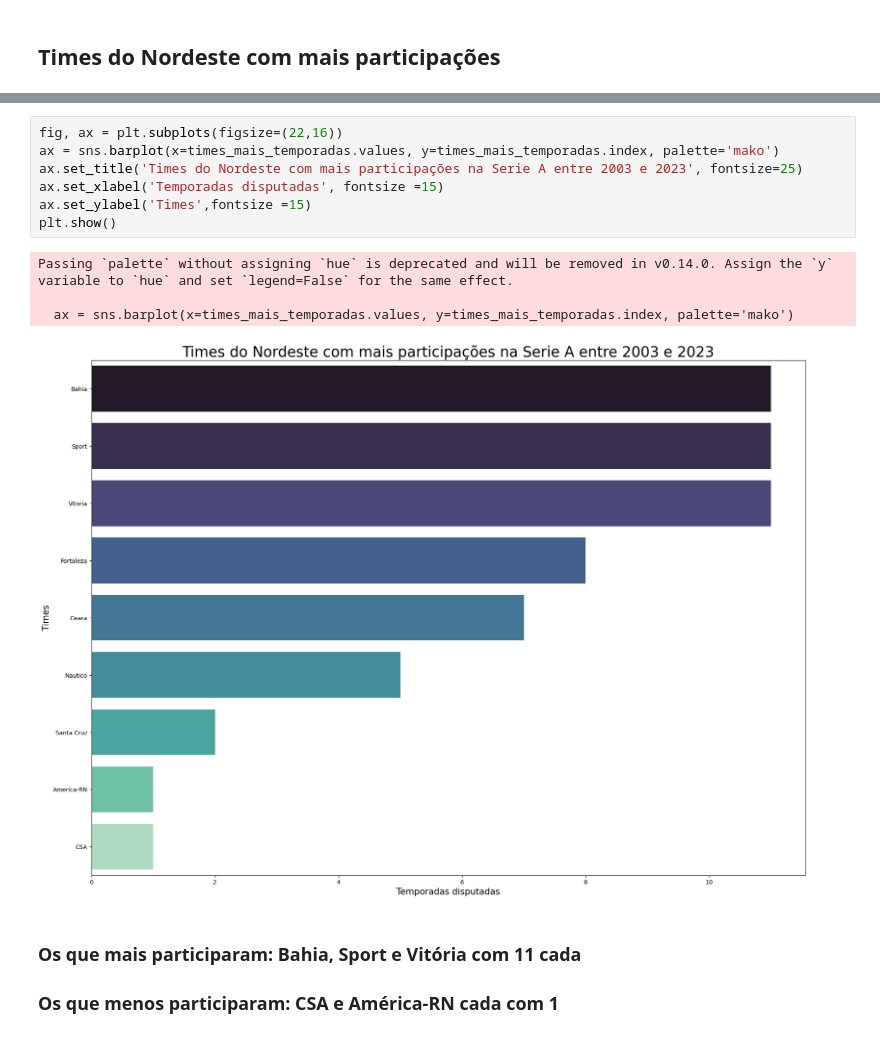
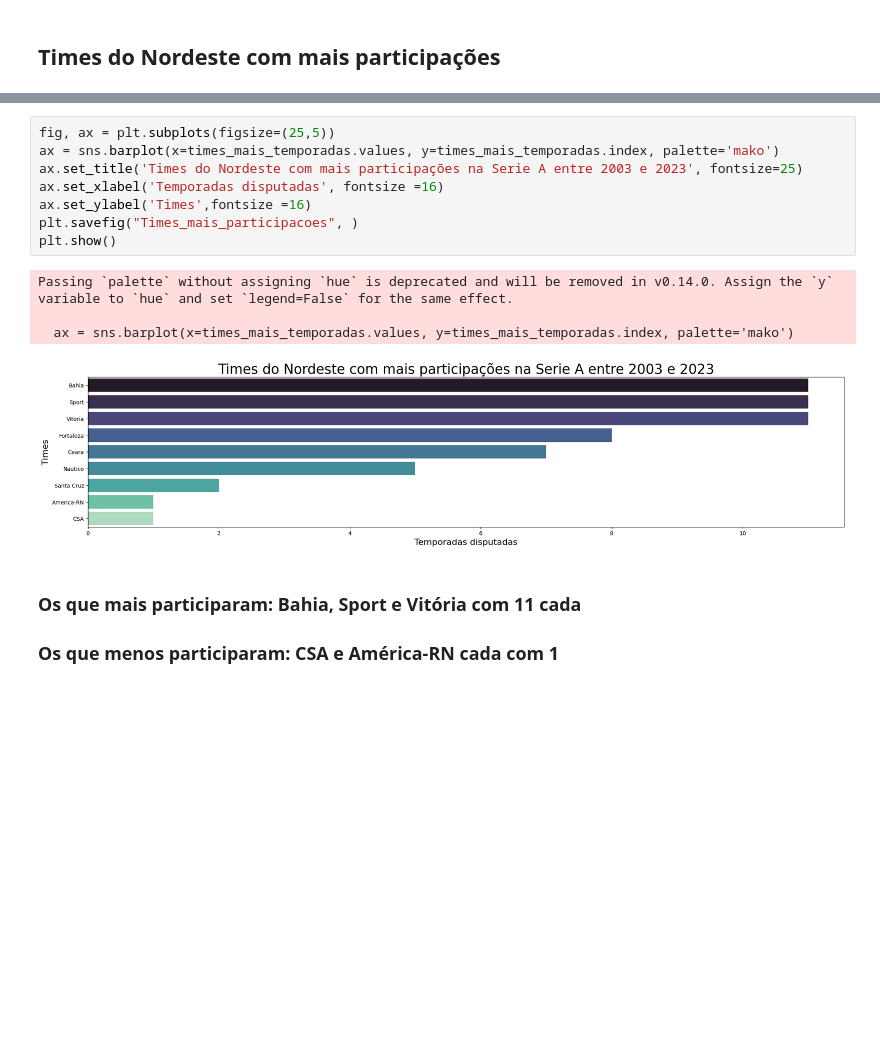
Before and after one commit to 022Vinicius/An-lises_de_dados_esportes, a Jupyter notebook: futebol_pernambucano.ipynb, the cells around one changed output, grey strips where cells are left out. Cells and saved outputs as stored; diff of their text form; blank space fills up the shorter version.

```diff
--- a/futebol_pernambucano.ipynb
+++ b/futebol_pernambucano.ipynb
@@ -267,15 +230,16 @@ Name: count, dtype: int64
 # %%
-fig, ax = plt.subplots(figsize=(22,16))
+fig, ax = plt.subplots(figsize=(25,5))
 ax = sns.barplot(x=times_mais_temporadas.values, y=times_mais_temporadas.index, palette='mako')
 ax.set_title('Times do Nordeste com mais participações na Serie A entre 2003 e 2023', fontsize=25)
-ax.set_xlabel('Temporadas disputadas', fontsize =15)
-ax.set_ylabel('Times',fontsize =15)
+ax.set_xlabel('Temporadas disputadas', fontsize =16)
+ax.set_ylabel('Times',fontsize =16)
+plt.savefig("Times_mais_participacoes", )
 plt.show()
 # %% [output]
 Passing `palette` without assigning `hue` is deprecated and will be removed in v0.14.0. Assign the `y` variable to `hue` and set `legend=False` for the same effect.
 
   ax = sns.barplot(x=times_mais_temporadas.values, y=times_mais_temporadas.index, palette='mako')
-[figure, old version]
+[figure, new version]
 # %% [markdown]
 ### Os que mais participaram: Bahia, Sport e Vitória com 11 cada
 ### Os que menos participaram: CSA e América-RN cada com 1
```
Also changed, not shown: parts of 19 cells of this notebook, 5 other files.
